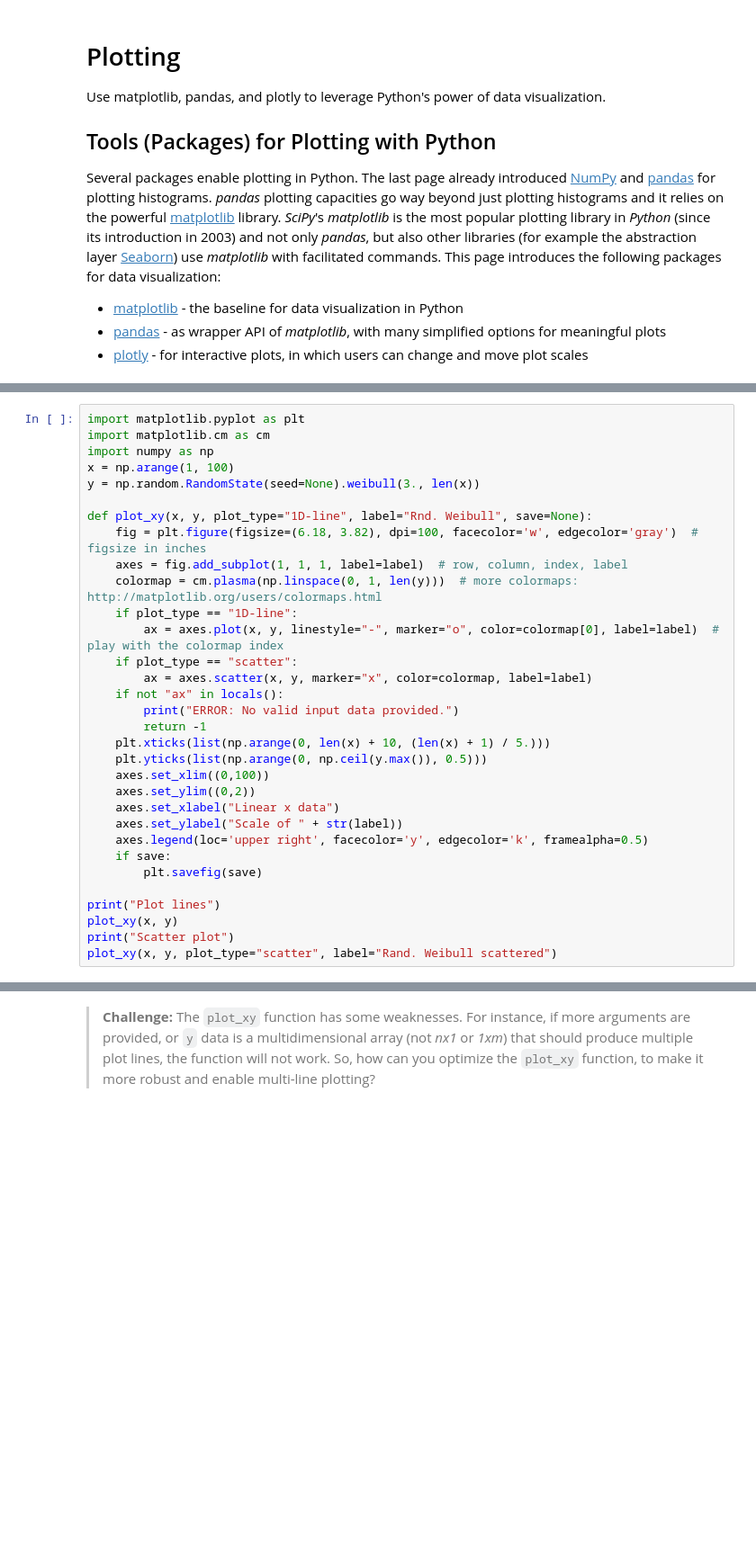
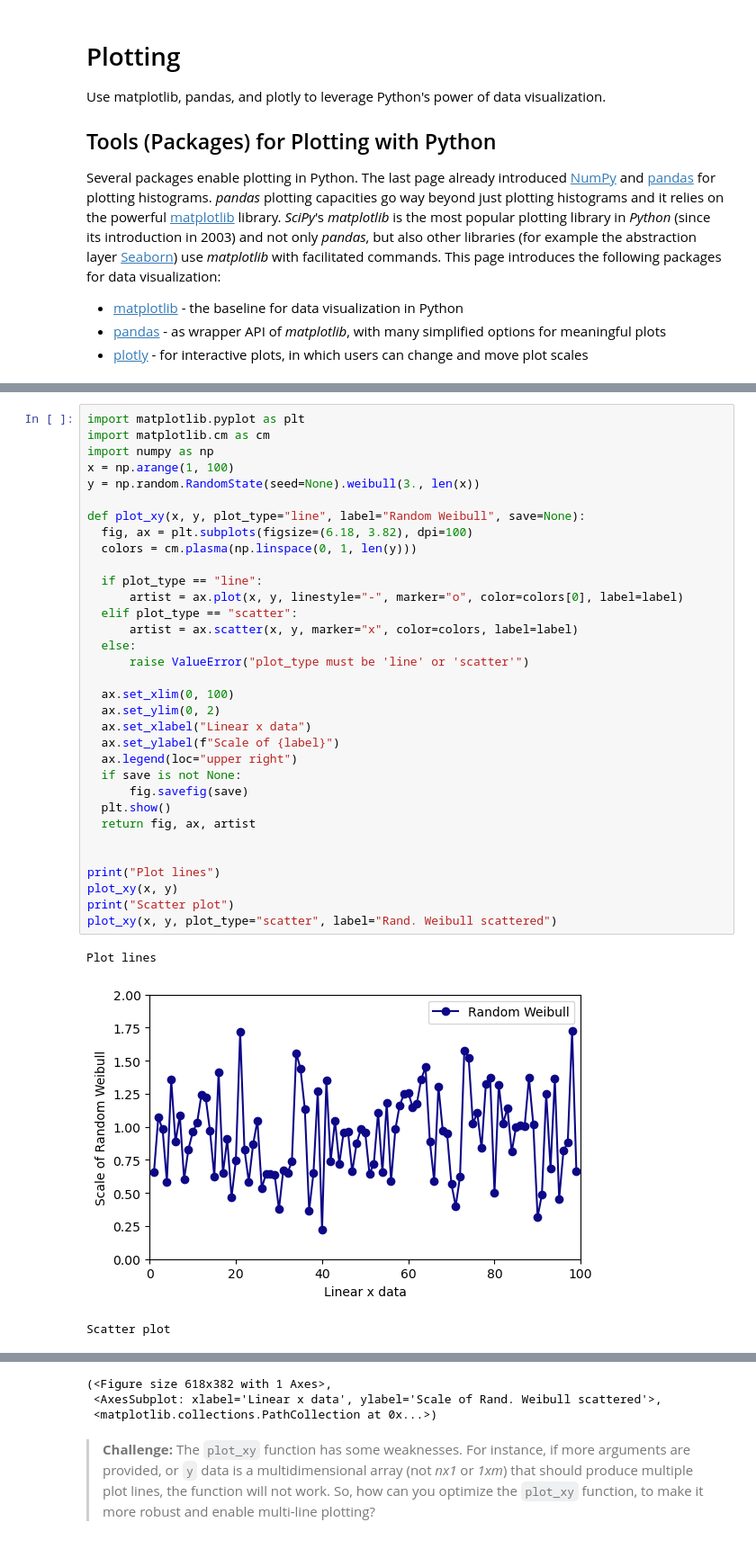
Before and after one commit to hydro-informatics/jupyter-python-course, a Jupyter notebook: b07-pyplot.ipynb, the cells around one changed output, grey strips where cells are left out. Shown at 90% size. Cells and saved outputs as stored; diff of their text form; blank space fills up the shorter version.

```diff
--- a/b07-pyplot.ipynb
+++ b/b07-pyplot.ipynb
@@ -53,32 +49,37 @@ The code block defines a function called `plot_xy` that requires `x` and `y` arg
 # %%
 import matplotlib.pyplot as plt
 import matplotlib.cm as cm
 import numpy as np
 x = np.arange(1, 100)
 y = np.random.RandomState(seed=None).weibull(3., len(x))
 
-def plot_xy(x, y, plot_type="1D-line", label="Rnd. Weibull", save=None):
-    fig = plt.figure(figsize=(6.18, 3.82), dpi=100, facecolor='w', edgecolor='gray')  # figsize in inches
-    axes = fig.add_subplot(1, 1, 1, label=label)  # row, column, index, label
-    colormap = cm.plasma(np.linspace(0, 1, len(y)))  # more colormaps: http://matplotlib.org/users/colormaps.html
-    if plot_type == "1D-line":
-        ax = axes.plot(x, y, linestyle="-", marker="o", color=colormap[0], label=label)  # play with the colormap index
-    if plot_type == "scatter":
-        ax = axes.scatter(x, y, marker="x", color=colormap, label=label)
-    if not "ax" in locals():
-        print("ERROR: No valid input data provided.")
-        return -1
-    plt.xticks(list(np.arange(0, len(x) + 10, (len(x) + 1) / 5.)))
-    plt.yticks(list(np.arange(0, np.ceil(y.max()), 0.5)))
-    axes.set_xlim((0,100))
-    axes.set_ylim((0,2))
-    axes.set_xlabel("Linear x data")
-    axes.set_ylabel("Scale of " + str(label))
-    axes.legend(loc='upper right', facecolor='y', edgecolor='k', framealpha=0.5)
-    if save:
-        plt.savefig(save)
+def plot_xy(x, y, plot_type="line", label="Random Weibull", save=None):
+  fig, ax = plt.subplots(figsize=(6.18, 3.82), dpi=100)
+  colors = cm.plasma(np.linspace(0, 1, len(y)))
+
+  if plot_type == "line":
+	  artist = ax.plot(x, y, linestyle="-", marker="o", color=colors[0], label=label)
+  elif plot_type == "scatter":
+	  artist = ax.scatter(x, y, marker="x", color=colors, label=label)
+  else:
+	  raise ValueError("plot_type must be 'line' or 'scatter'")
+
+  ax.set_xlim(0, 100)
+  ax.set_ylim(0, 2)
+  ax.set_xlabel("Linear x data")
+  ax.set_ylabel(f"Scale of {label}")
+  ax.legend(loc="upper right")
+  if save is not None:
+	  fig.savefig(save)
+  plt.show()
+  return fig, ax, artist
+
 
 print("Plot lines")
 plot_xy(x, y)
 print("Scatter plot")
 plot_xy(x, y, plot_type="scatter", label="Rand. Weibull scattered")
+# %% [output]
+Plot lines
+[figure, added]
+Scatter plot
@@ -85,3 +87,6 @@ plot_xy(x, y, plot_type="scatter", label="Rand. Weibull scattered")
+(<Figure size 618x382 with 1 Axes>,
+ <AxesSubplot: xlabel='Linear x data', ylabel='Scale of Rand. Weibull scattered'>,
+ <matplotlib.collections.PathCollection at 0x...>)
 # %% [markdown]
 > **Challenge:** The `plot_xy` function has some weaknesses. For instance, if more arguments are provided, or `y` data is a multidimensional array (not *nx1* or *1xm*) that should produce multiple plot lines, the function will not work. So, how can you optimize the `plot_xy` function, to make it more robust and enable multi-line plotting?
 # %% [markdown]
```
Also changed, not shown: parts of 12 cells of this notebook, 8 other files.
